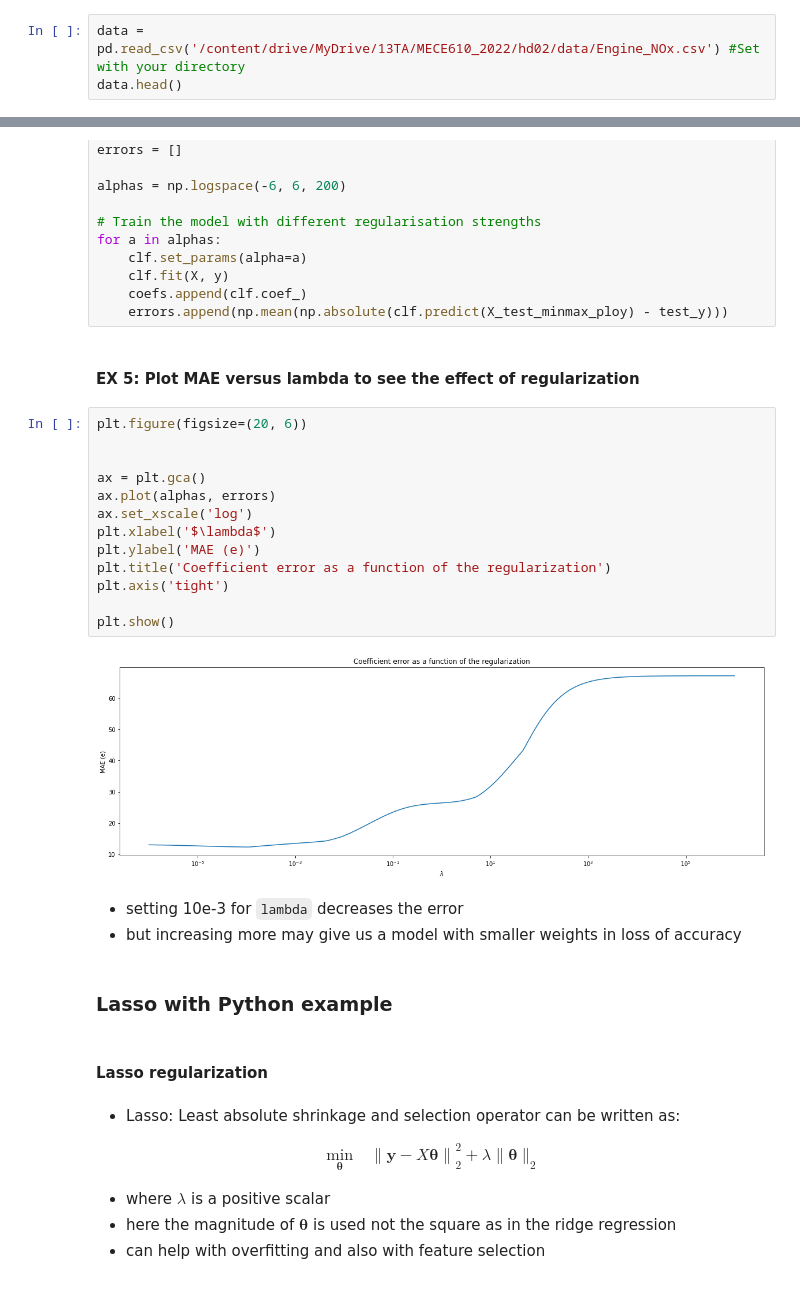
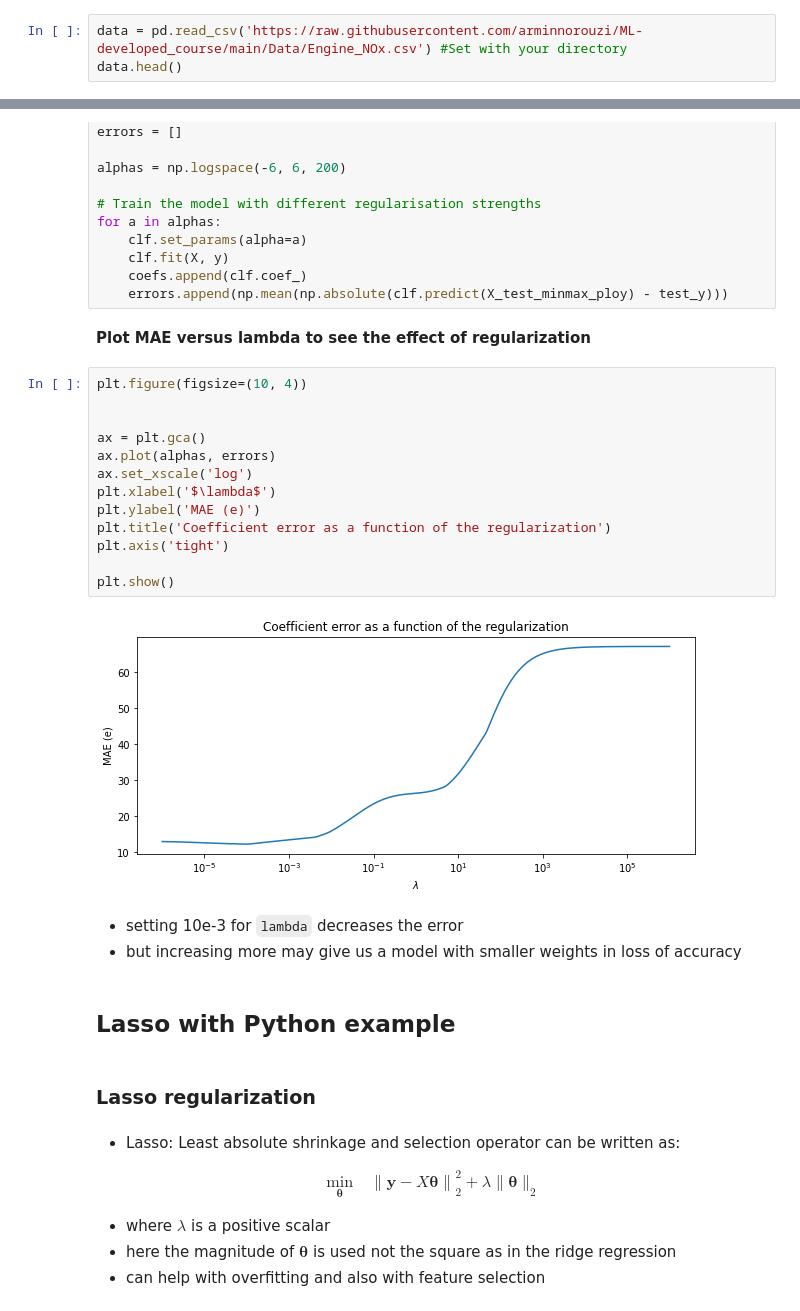
Before and after one commit to arminnorouzi/machine_learning_course_UofA_MECE610, a Jupyter notebook: L02_ML_Basics/L2_ML_Basics_2022_v1.ipynb, the cells around one changed output, grey strips where cells are left out. Cells and saved outputs as stored; diff of their text form.

```diff
--- a/L02_ML_Basics/L2_ML_Basics_2022_v1.ipynb
+++ b/L02_ML_Basics/L2_ML_Basics_2022_v1.ipynb
@@ -261,5 +243,5 @@ Stationary Diesel engine data with
 # %%
-data = pd.read_csv('/content/drive/MyDrive/13TA/MECE610_2022/hd02/data/Engine_NOx.csv') #Set with your directory
+data = pd.read_csv('https://raw.githubusercontent.com/arminnorouzi/ML-developed_course/main/Data/Engine_NOx.csv') #Set with your directory
 data.head()
 # %% [output]
 |  | Load [ft.lb] | Engine speed [rpm] | mf [mg/stroke] | Pr [PSI] | NOx [ppm] |
@@ -1091,29 +1045,29 @@ for a in alphas:
     coefs.append(clf.coef_)
     errors.append(np.mean(np.absolute(clf.predict(X_test_minmax_ploy) - test_y)))
 # %% [markdown]
-#### EX 5: Plot MAE versus lambda to see the effect of regularization
+**Plot MAE versus lambda to see the effect of regularization**
 # %%
-plt.figure(figsize=(20, 6))
+plt.figure(figsize=(10, 4))
 
 
 ax = plt.gca()
 ax.plot(alphas, errors)
 ax.set_xscale('log')
 plt.xlabel('$\lambda$')
 plt.ylabel('MAE (e)')
 plt.title('Coefficient error as a function of the regularization')
 plt.axis('tight')
 
 plt.show()
 # %% [output]
-[figure, old version]
+[figure, new version]
 # %% [markdown]
 -   setting 10e-3 for `lambda` decreases the error
 -   but increasing more may give us a model with smaller weights in loss of accuracy
 # %% [markdown]
-### Lasso with Python example
+## Lasso with Python example
 # %% [markdown]
-#### Lasso regularization
+### Lasso regularization
 # %% [markdown]
 -   Lasso: Least absolute shrinkage and selection operator can be written as:
 
```
Also changed, not shown: parts of 163 cells of this notebook.
